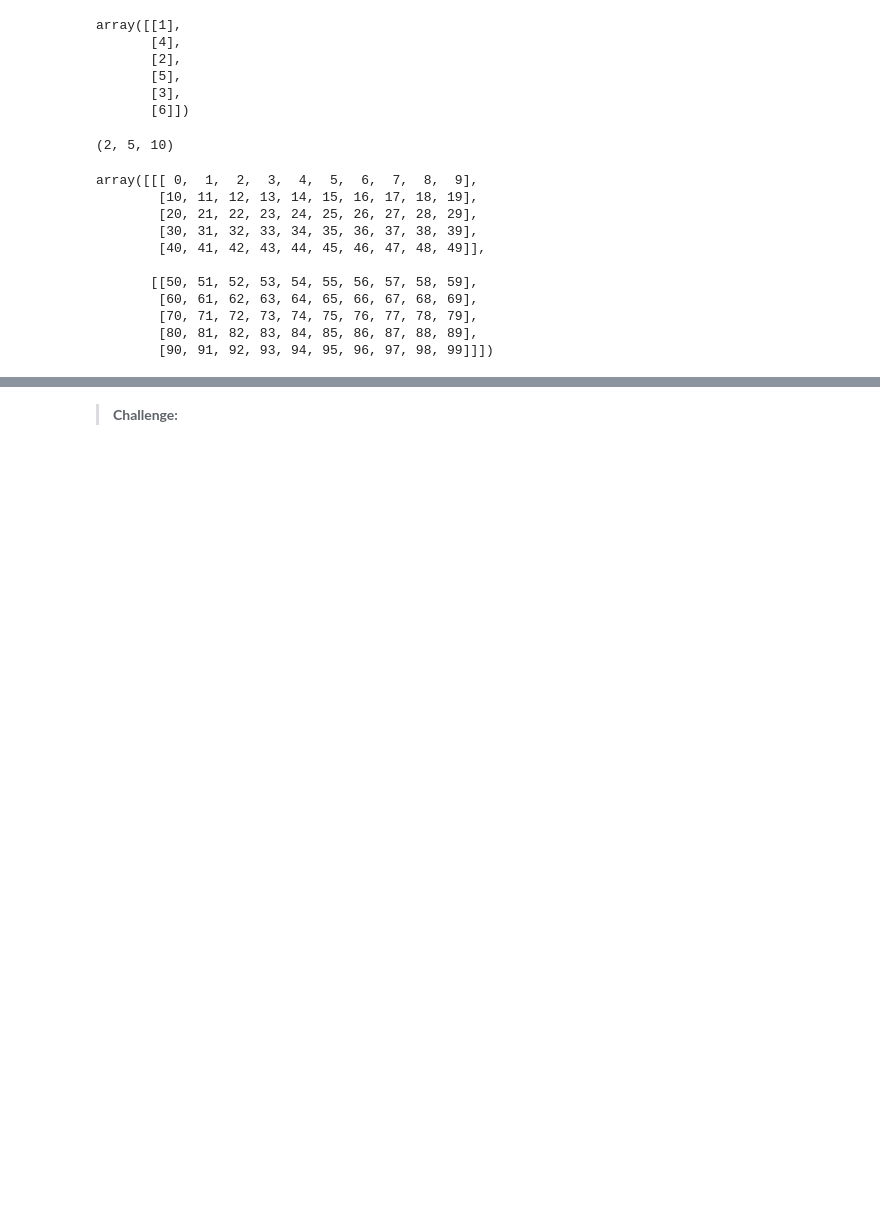
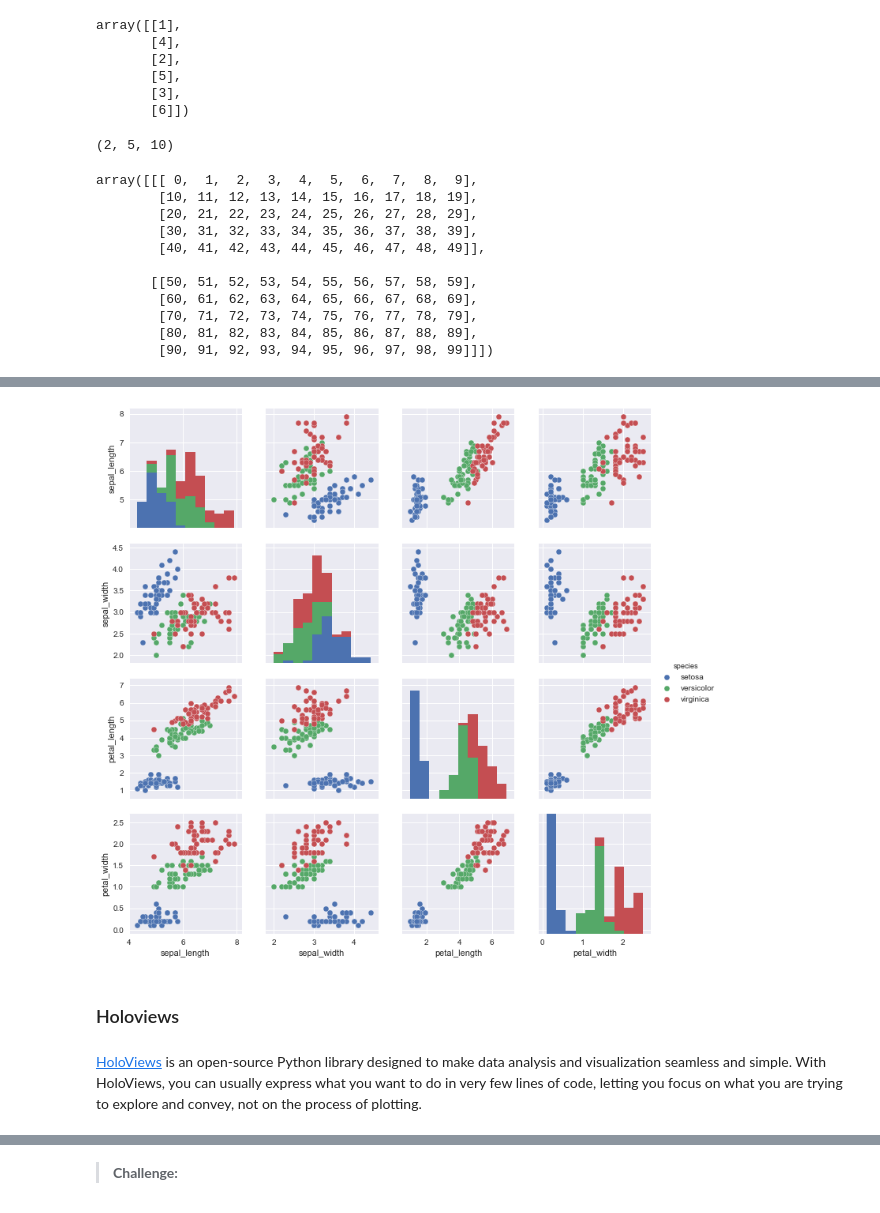
Before and after one commit to eotp/workshop-data-science-CODE, a Jupyter notebook: notebooks/02 - The Python Ecosystem.ipynb, the cells around one changed output, grey strips where cells are left out. Drawn from its saved outputs; the diff is of its cells as text; code cells hidden in the pictures; blank space fills up the shorter version.

```diff
--- a/notebooks/02 - The Python Ecosystem.ipynb
+++ b/notebooks/02 - The Python Ecosystem.ipynb
@@ -191,0 +238,8 @@ array([0.20975706, 0.69546686, 0.40858   , ..., 0.01511613, 0.10485104,
+# %%
+sns.pairplot(iris, hue="species");
+# %% [output]
+[figure, added]
+# %% [markdown]
+### Holoviews
+# %% [markdown]
+[HoloViews](http://holoviews.org/) is an open-source Python library designed to make data analysis and visualization seamless and simple. With HoloViews, you can usually express what you want to do in very few lines of code, letting you focus on what you are trying to explore and convey, not on the process of plotting.
```
Also changed, not shown: parts of 30 cells of this notebook, 3 other files.
